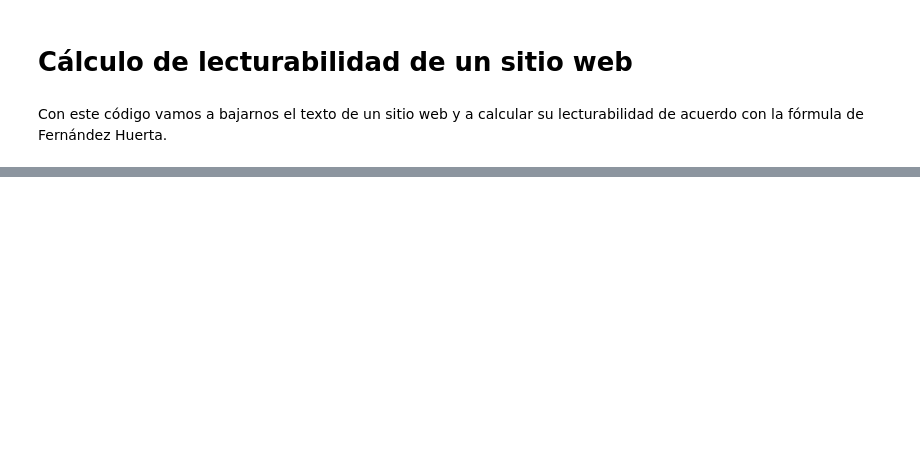
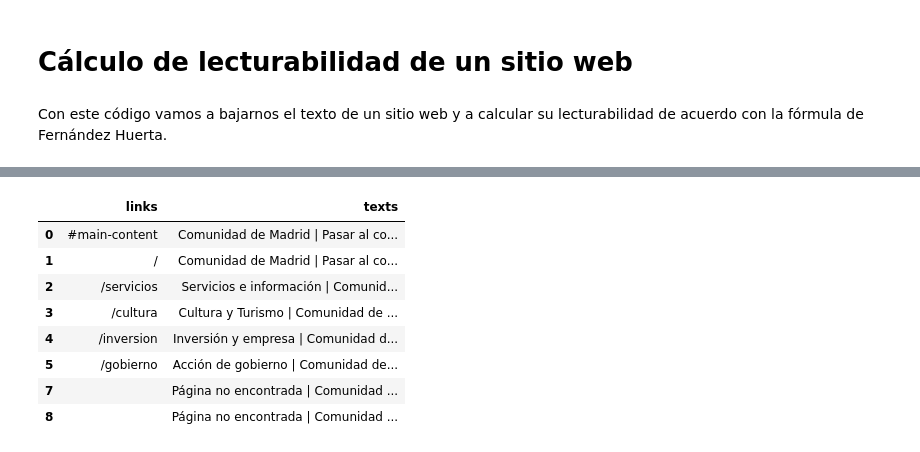
Before and after one commit to menpente/lenguaje_claro_cyc_2, a Jupyter notebook: volumetría/lecturabilidad.ipynb, the cells around one changed output, grey strips where cells are left out. Cells and saved outputs as stored; diff of their text form; code cells hidden in the pictures; blank space fills up the shorter version.

```diff
--- a/volumetría/lecturabilidad.ipynb
+++ b/volumetría/lecturabilidad.ipynb
@@ -45,0 +54,44 @@ df.dropna() #eliminamos filas vacías
+# %%
+import re
+import pandas as pd
+
+# Función para reemplazar URLs, correos electrónicos, o cualquier otro patrón
+def clean_text(text):
+    if isinstance(text, str):  # Verifica si es un string
+        # Reemplazar URLs
+        text = re.sub(r'https?://(?:www\.)?[^\s/$.?#].[^\s]*', ' ', text)
+        # Reemplazar correos electrónicos
+        text = re.sub(r'[a-zA-Z0-9._%+-]+@[a-zA-Z0-9.-]+\.[a-zA-Z]{2,}', ' ', text)
+        # Reemplazar otros patrones (puedes agregar más aquí)
+        # Por ejemplo: remover menciones @
+        text = re.sub(r'@\w+', ' ', text)
+        # Reemplazar fechas en formato YYYY-MM-DD
+        text = re.sub(r'\d{4}-\d{2}-\d{2}', ' ', text)
+
+        text = re.sub(r'\d{4}', ' ', text)
+        # Remover saltos de línea
+        text = text.replace("\n", " ")
+
+        text = re.sub(r'\s+', ' ', text).strip()
+
+        return text
+    return text
+
+# Asumiendo que tienes un DataFrame `df`, aplicamos la función a cada celda
+df_cleaned = df.applymap(clean_text)
+
+# Eliminar filas con valores nulos si es necesario
+df_cleaned = df_cleaned.dropna()
+
+# Mostrar el DataFrame limpio
+df_cleaned
+# %% [output]
+|  | links | texts |
+| 0 | #main-content | Comunidad de Madrid | Pasar al co... |
+| 1 | / | Comunidad de Madrid | Pasar al co... |
+| 2 | /servicios | Servicios e información | Comunid... |
+| 3 | /cultura | Cultura y Turismo | Comunidad de ... |
+| 4 | /inversion | Inversión y empresa | Comunidad d... |
+| 5 | /gobierno | Acción de gobierno | Comunidad de... |
+| 7 |  | Página no encontrada | Comunidad ... |
+| 8 |  | Página no encontrada | Comunidad ... |
```
Also changed, not shown: parts of 4 cells of this notebook.
